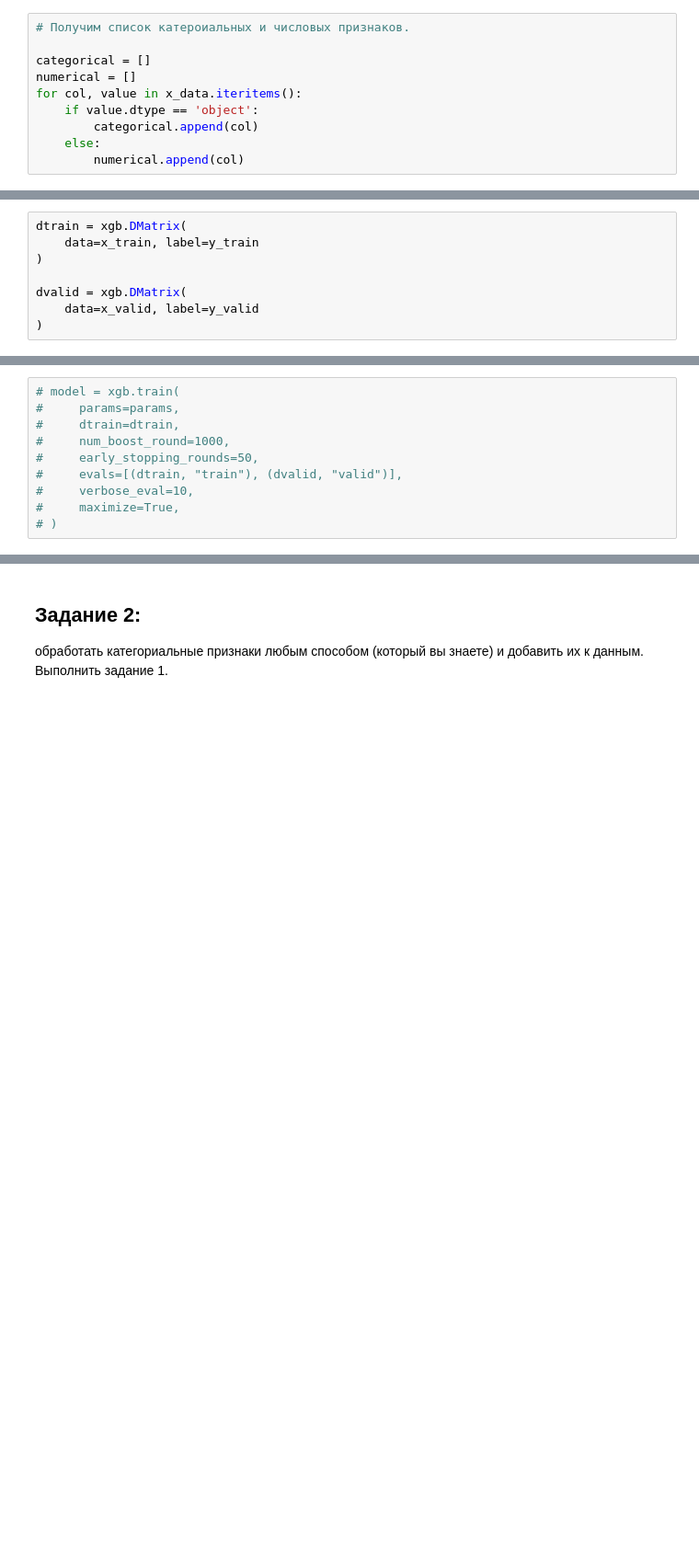
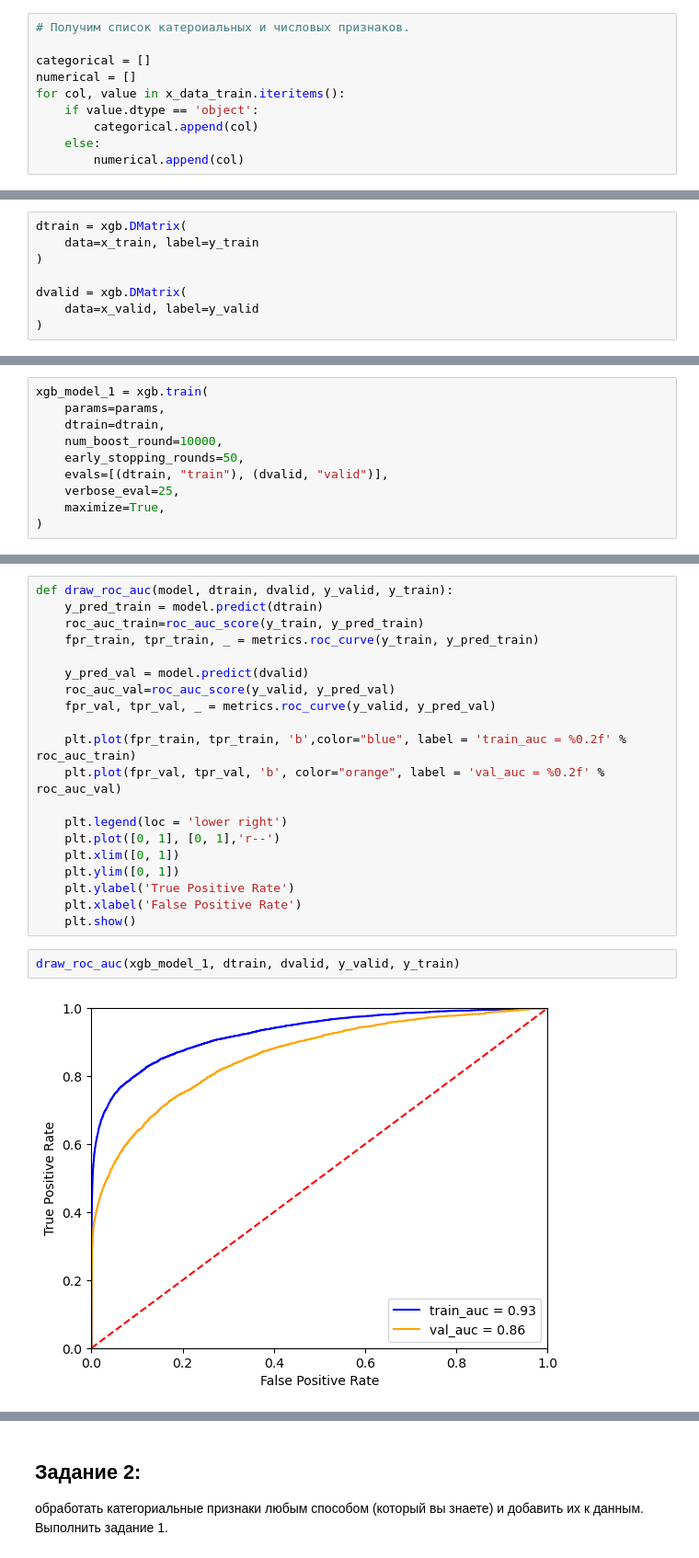
Before and after one commit to evelisko/GB_SDA_Kaggle, a Jupyter notebook: Lesson 2/HW_kaggle_Lesson_2.ipynb, the cells around one changed output, grey strips where cells are left out. Shown: that part at 92% size. Drawn from its saved outputs; the diff is of its cells as text; blank space fills up the shorter version.

```diff
--- a/Lesson 2/HW_kaggle_Lesson_2.ipynb
+++ b/Lesson 2/HW_kaggle_Lesson_2.ipynb
@@ -229,7 +226,7 @@ x_data_test = test_df.drop(['isFraud'],axis=1)
 
 categorical = []
 numerical = []
-for col, value in x_data.iteritems():
+for col, value in x_data_train.iteritems():
     if value.dtype == 'object':
         categorical.append(col)
     else:
@@ -271,12 +270,12 @@ params = {
     "seed": 27
 }
 # %%
-# model = xgb.train(
-#     params=params,
-#     dtrain=dtrain,
-#     num_boost_round=1000,
-#     early_stopping_rounds=50,
-#     evals=[(dtrain, "train"), (dvalid, "valid")],
-#     verbose_eval=10,
-#     maximize=True,
-# )
+xgb_model_1 = xgb.train(
+    params=params,
+    dtrain=dtrain,
+    num_boost_round=10000,
+    early_stopping_rounds=50,
+    evals=[(dtrain, "train"), (dvalid, "valid")],
+    verbose_eval=25,
+    maximize=True,
+)
@@ -368,0 +300,24 @@ draw_result(cv_result)
+# %%
+def draw_roc_auc(model, dtrain, dvalid, y_valid, y_train):
+    y_pred_train = model.predict(dtrain)
+    roc_auc_train=roc_auc_score(y_train, y_pred_train)
+    fpr_train, tpr_train, _ = metrics.roc_curve(y_train, y_pred_train)
+
+    y_pred_val = model.predict(dvalid)
+    roc_auc_val=roc_auc_score(y_valid, y_pred_val)
+    fpr_val, tpr_val, _ = metrics.roc_curve(y_valid, y_pred_val)
+
+    plt.plot(fpr_train, tpr_train, 'b',color="blue", label = 'train_auc = %0.2f' % roc_auc_train)
+    plt.plot(fpr_val, tpr_val, 'b', color="orange", label = 'val_auc = %0.2f' % roc_auc_val)
+
+    plt.legend(loc = 'lower right')
+    plt.plot([0, 1], [0, 1],'r--')
+    plt.xlim([0, 1])
+    plt.ylim([0, 1])
+    plt.ylabel('True Positive Rate')
+    plt.xlabel('False Positive Rate')
+    plt.show()
+# %%
+draw_roc_auc(xgb_model_1, dtrain, dvalid, y_valid, y_train)
+# %% [output]
+[figure, added]
```
Also changed, not shown: parts of 44 cells of this notebook.
